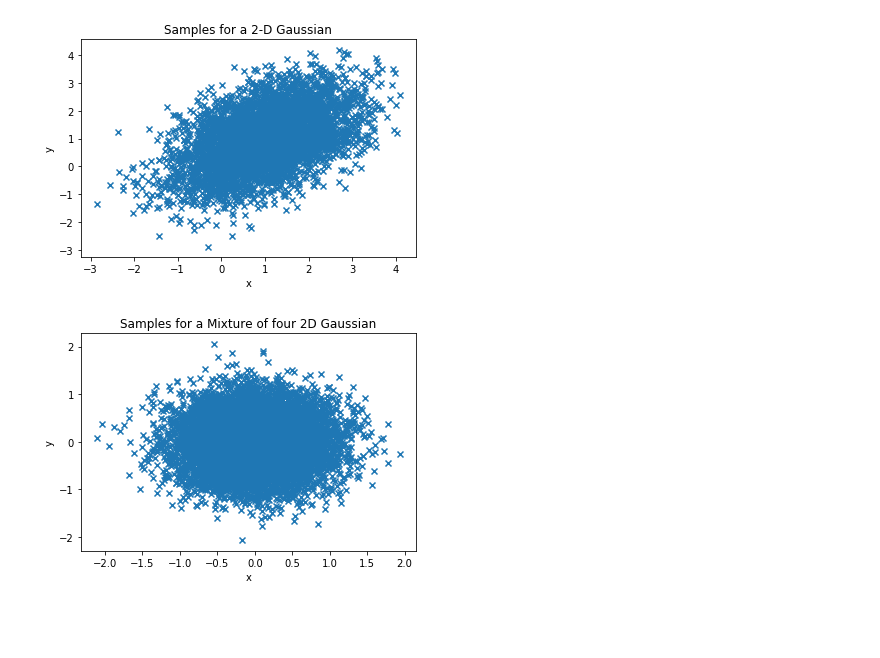
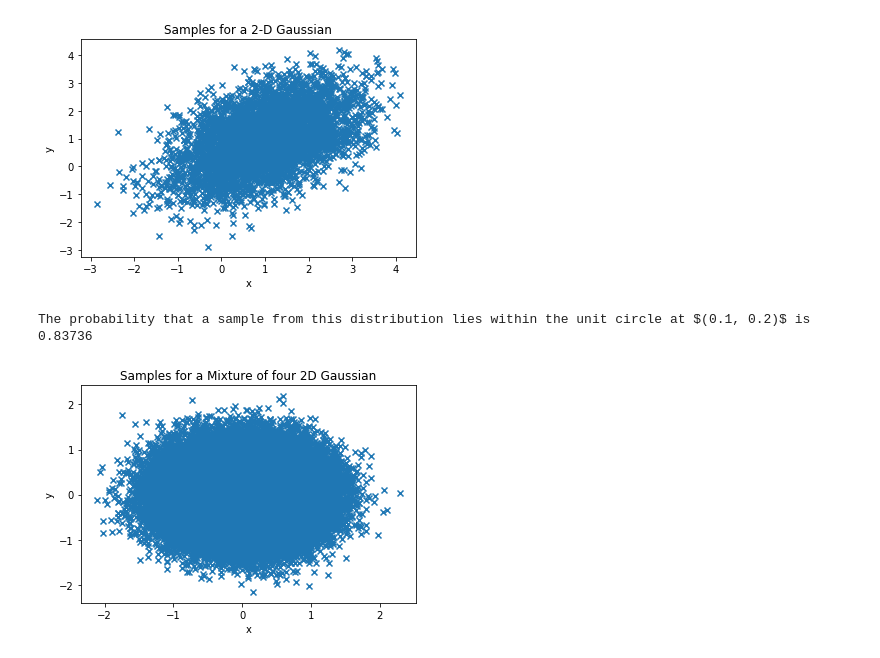
Before and after one commit to aureole-420/machine-learning, a Jupyter notebook: hw1/SamplerTestCase.ipynb, the cells around one changed output. Saved outputs shown, nothing was run; the diff lists cells and outputs as text; code cells hidden in the pictures; blank space fills up the shorter version.

```diff
--- a/hw1/SamplerTestCase.ipynb
+++ b/hw1/SamplerTestCase.ipynb
@@ -78,32 +78,39 @@ from sampler import MixtureModel
 import numpy as np
 import matplotlib.pyplot as plt
 Sigma = np.array([[1, 0], [0, 1]])
 samplerModels = [
     MultiVariateNormal(np.array([1,1]).T, Sigma),
     MultiVariateNormal(np.array([1,-1]).T, Sigma),
     MultiVariateNormal(np.array([-1,1]).T, Sigma),
     MultiVariateNormal(np.array([-1,-1]).T, Sigma)
 ]
 splMixtureModel = MixtureModel([0.25, 0.25, 0.25, 0.25], samplerModels)
 # splMixtureModel = MixtureModel([0.0, 0, 0, 0], samplerModels)
 
 
 # print splMixtureModel.sample()
 
 fig4 = plt.figure()
-sampleNumber = 10000
+sampleNumber = 100000
 xsamples = np.zeros((sampleNumber,))
 ysamples = np.zeros((sampleNumber,))
+count = 0;
 for i in range(sampleNumber):
     xytuple = splMixtureModel.sample()
     xsamples[i] = xytuple[0]
     ysamples[i] = xytuple[1]
+    if ((xytuple[0]-0.1)**2 + (xytuple[1]-0.2)**2 <= 1):
+        count += 1
+
+probInCircle = 1.0 * count / sampleNumber
+print "The probability that a sample from this distribution lies within the unit circle at $(0.1, 0.2)$ is", probInCircle
 
 plt.scatter(xsamples, ysamples, marker = "x")
 plt.xlabel("x")
 plt.ylabel("y")
 plt.title("Samples for a Mixture of four 2D Gaussian")
 plt.show()
 fig4.savefig("./samplefigs/fig4.png")
 # %% [output]
+The probability that a sample from this distribution lies within the unit circle at $(0.1, 0.2)$ is 0.83736
-[figure, old version]
+[figure, new version]
```
Also changed, not shown: 9 other files.
